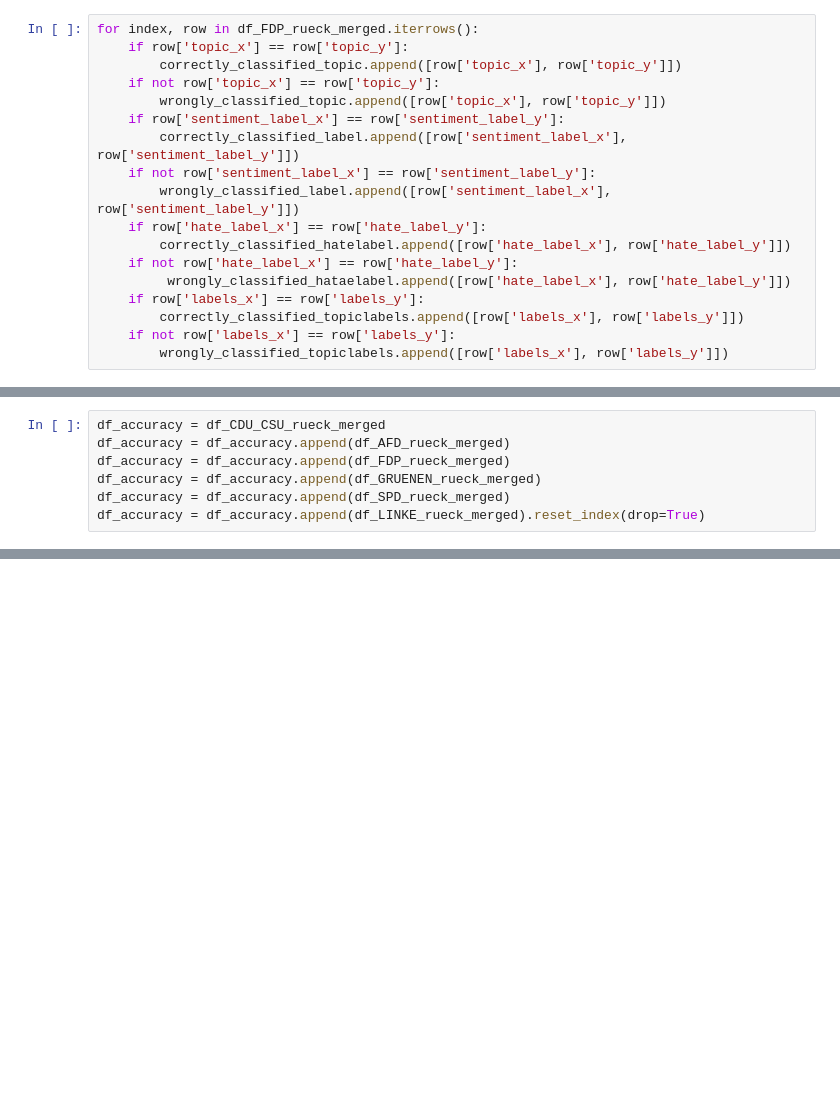
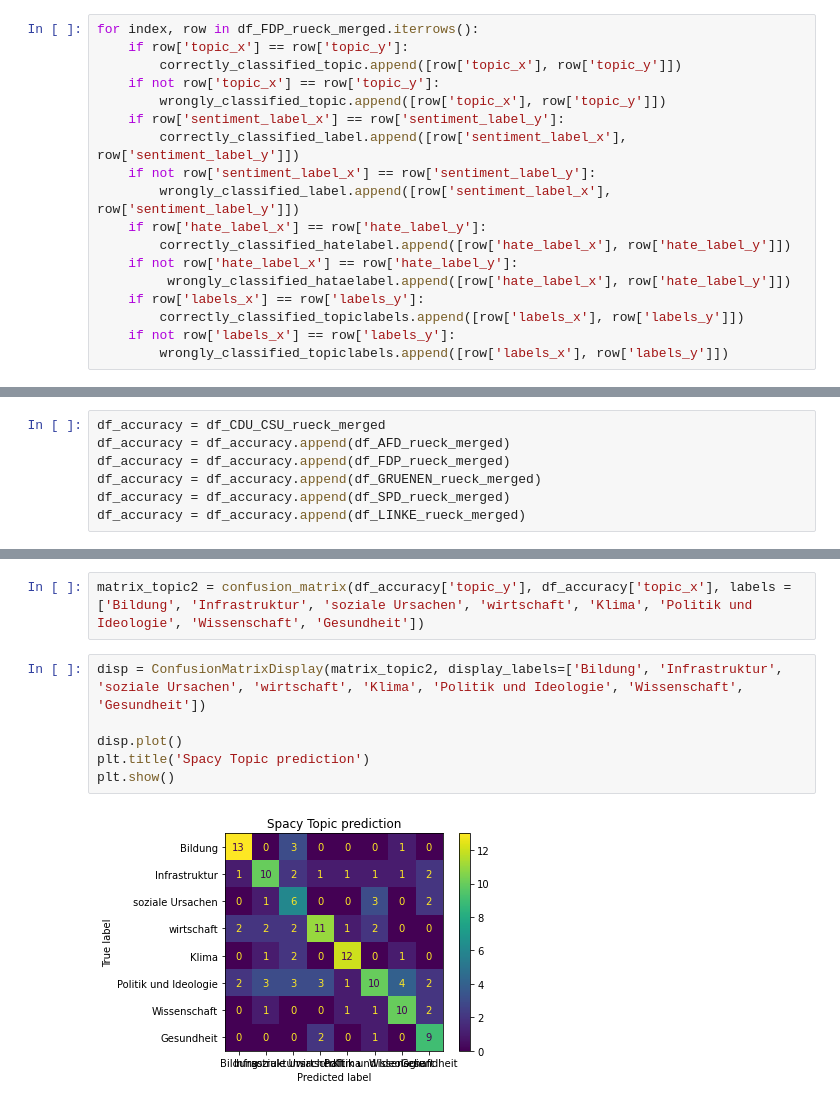
Before and after one commit to NICFRU/NLP, a Jupyter notebook: eval_Data copy.ipynb, the cells around one changed output, grey strips where cells are left out. Saved outputs shown, nothing was run; the diff lists cells and outputs as text; blank space fills up the shorter version.

```diff
--- a/eval_Data copy.ipynb
+++ b/eval_Data copy.ipynb
@@ -184,0 +268,7 @@ print(len(correctly_classified_topiclabels))
+# %%
+df_accuracy = df_CDU_CSU_rueck_merged
+df_accuracy = df_accuracy.append(df_AFD_rueck_merged)
+df_accuracy = df_accuracy.append(df_FDP_rueck_merged)
+df_accuracy = df_accuracy.append(df_GRUENEN_rueck_merged)
+df_accuracy = df_accuracy.append(df_SPD_rueck_merged)
+df_accuracy = df_accuracy.append(df_LINKE_rueck_merged)
@@ -204,7 +319,0 @@ from sklearn.metrics import accuracy_score
-# %%
-df_accuracy = df_CDU_CSU_rueck_merged
-df_accuracy = df_accuracy.append(df_AFD_rueck_merged)
-df_accuracy = df_accuracy.append(df_FDP_rueck_merged)
-df_accuracy = df_accuracy.append(df_GRUENEN_rueck_merged)
-df_accuracy = df_accuracy.append(df_SPD_rueck_merged)
-df_accuracy = df_accuracy.append(df_LINKE_rueck_merged).reset_index(drop=True)
@@ -221,0 +345,10 @@ print(accuracy_score(df_accuracy['topic_x'], df_accuracy['topic_y']))
+# %%
+matrix_topic2 = confusion_matrix(df_accuracy['topic_y'], df_accuracy['topic_x'], labels = ['Bildung', 'Infrastruktur', 'soziale Ursachen', 'wirtschaft', 'Klima', 'Politik und Ideologie', 'Wissenschaft', 'Gesundheit'])
+# %%
+disp = ConfusionMatrixDisplay(matrix_topic2, display_labels=['Bildung', 'Infrastruktur', 'soziale Ursachen', 'wirtschaft', 'Klima', 'Politik und Ideologie', 'Wissenschaft', 'Gesundheit'])
+
+disp.plot()
+plt.title('Spacy Topic prediction')
+plt.show()
+# %% [output]
+[figure, added]
```
Also changed, not shown: parts of 30 cells of this notebook, 1 other file.
